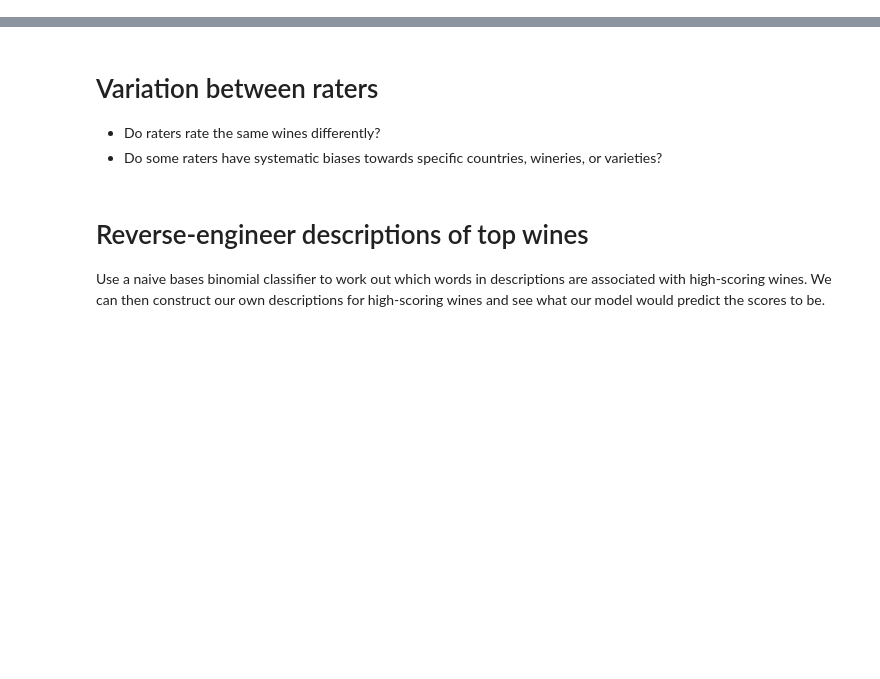
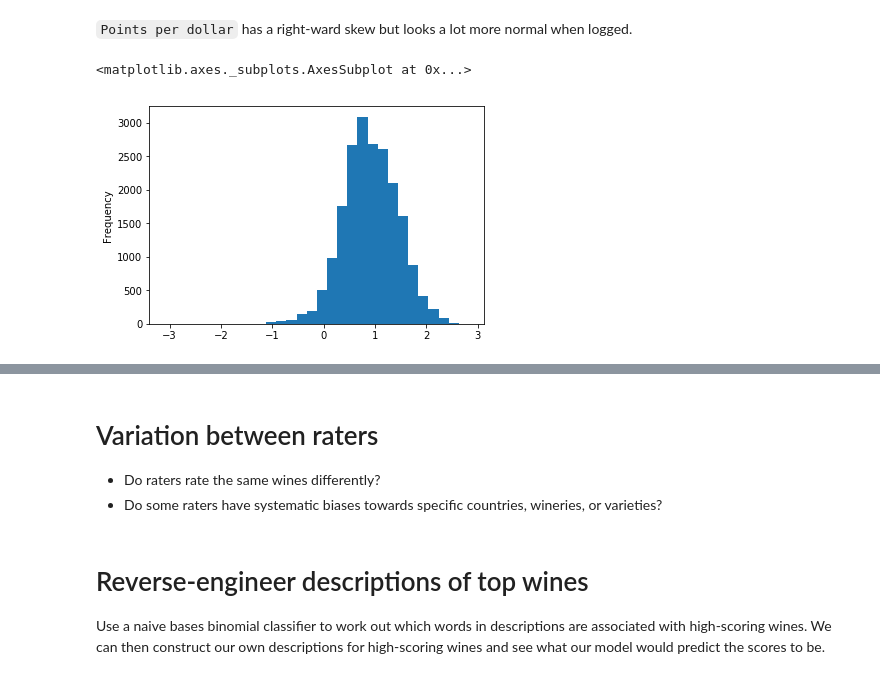
Before and after one commit to jbertscher/wining-and-mining, a Jupyter notebook: notebooks/2.0-jb-modelling-wine-score.ipynb, the cells around one changed output, grey strips where cells are left out. Cells and saved outputs as stored; diff of their text form; code cells hidden in the pictures; blank space fills up the shorter version.

```diff
--- a/notebooks/2.0-jb-modelling-wine-score.ipynb
+++ b/notebooks/2.0-jb-modelling-wine-score.ipynb
@@ -61,0 +105,7 @@ One way to think of value for money, is to divide the price of the wine into the
+# %% [markdown]
+`Points per dollar` has a right-ward skew but looks a lot more normal when logged.
+# %%
+np.log(wine['points_per_dollar']).plot.hist(bins=30)
+# %% [output]
+<matplotlib.axes._subplots.AxesSubplot at 0x...>
+[figure, added]
```
Also changed, not shown: parts of 19 cells of this notebook, 1 other file.
